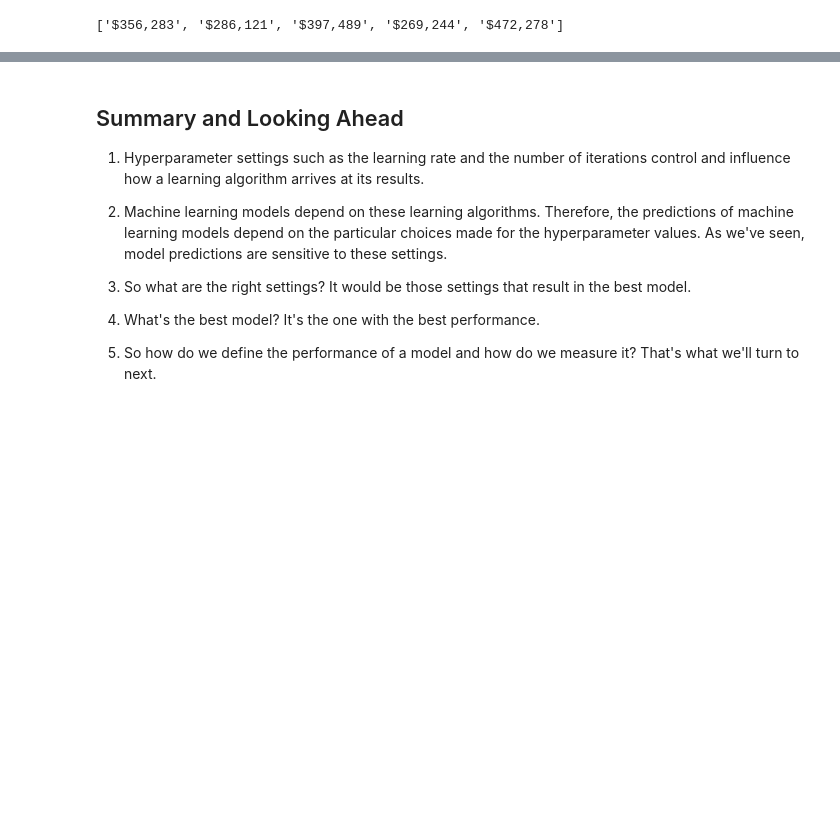
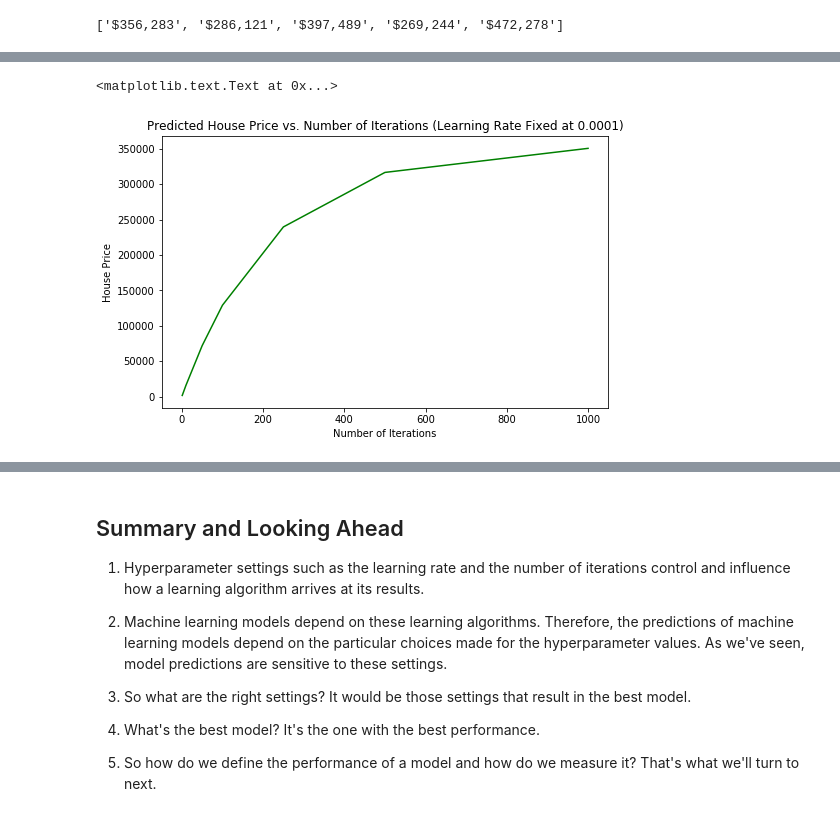
Before and after one commit to baiaooo/MLCourse, a Jupyter notebook: Notebooks/Regression-with-Scikit-Learn.ipynb, the cells around one changed output, grey strips where cells are left out. Cells and saved outputs as stored; diff of their text form; code cells hidden in the pictures; blank space fills up the shorter version.

```diff
--- a/Notebooks/Regression-with-Scikit-Learn.ipynb
+++ b/Notebooks/Regression-with-Scikit-Learn.ipynb
@@ -288,0 +345,20 @@ lin_reg_m.score(X,y)
+# %%
+iter_values = [1, 10, 50, 100, 250, 500, 1000]
+results = [get_results(X_scaled, y, 0.0001 , iter_val) for iter_val in iter_values]
+# %%
+# Get the w0, w1, w2 parameter values and the price value(s)
+w0_values = [results[i][0][0] for i in range(len(results))]
+w1_values = [results[i][0][1][0] for i in range(len(results))]
+w2_values = [results[i][0][1][1] for i in range(len(results))]
+price_values = [results[i][1] for i in range(len(results))]
+# %%
+# How the house price changes as the num of iterations increase
+# More iterations are always better (up to a point)
+fig, ax = plt.subplots(figsize=(8,5))
+ax.plot(iter_values, price_values, 'g')
+ax.set_xlabel('Number of Iterations')
+ax.set_ylabel('House Price')
+ax.set_title('Predicted House Price vs. Number of Iterations (Learning Rate Fixed at 0.0001)')
+# %% [output]
+<matplotlib.text.Text at 0x...>
+[figure, added]
```
Also changed, not shown: parts of 22 cells of this notebook, 1 other file.
